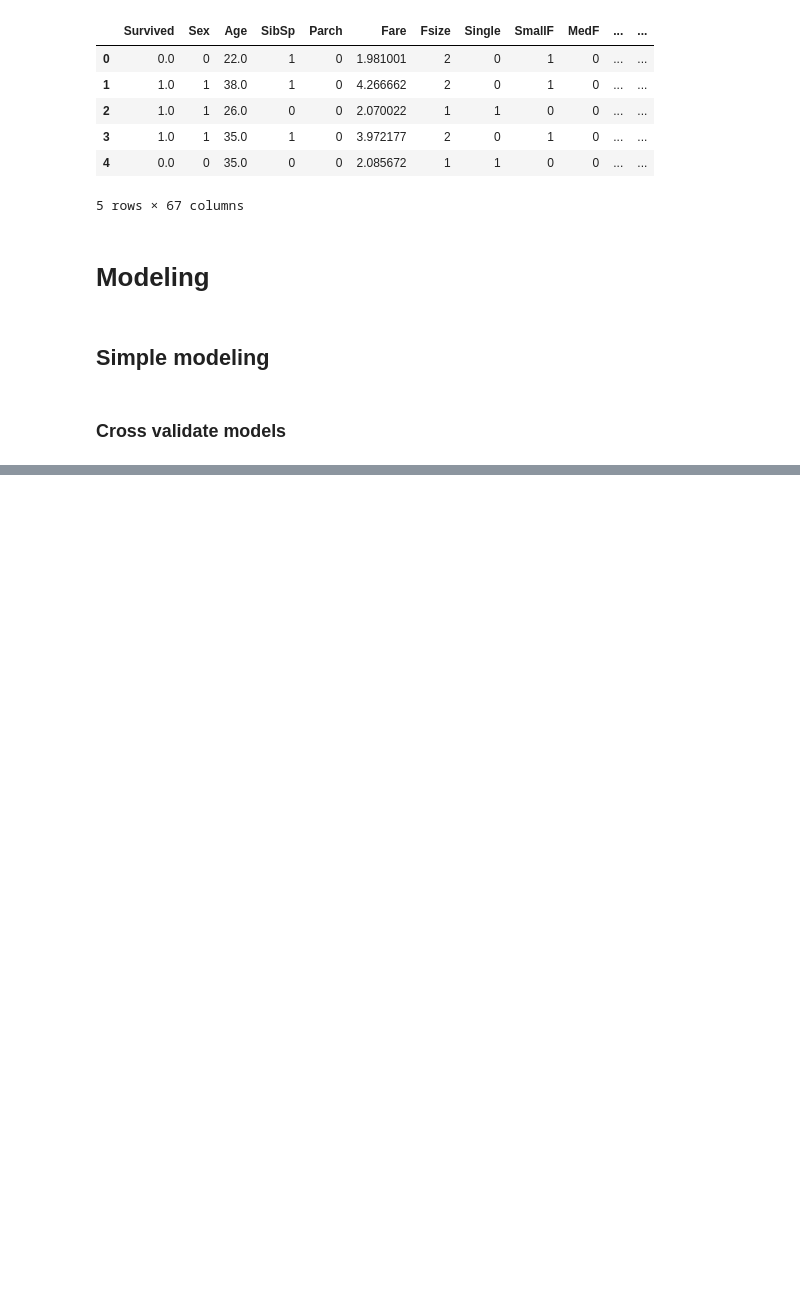
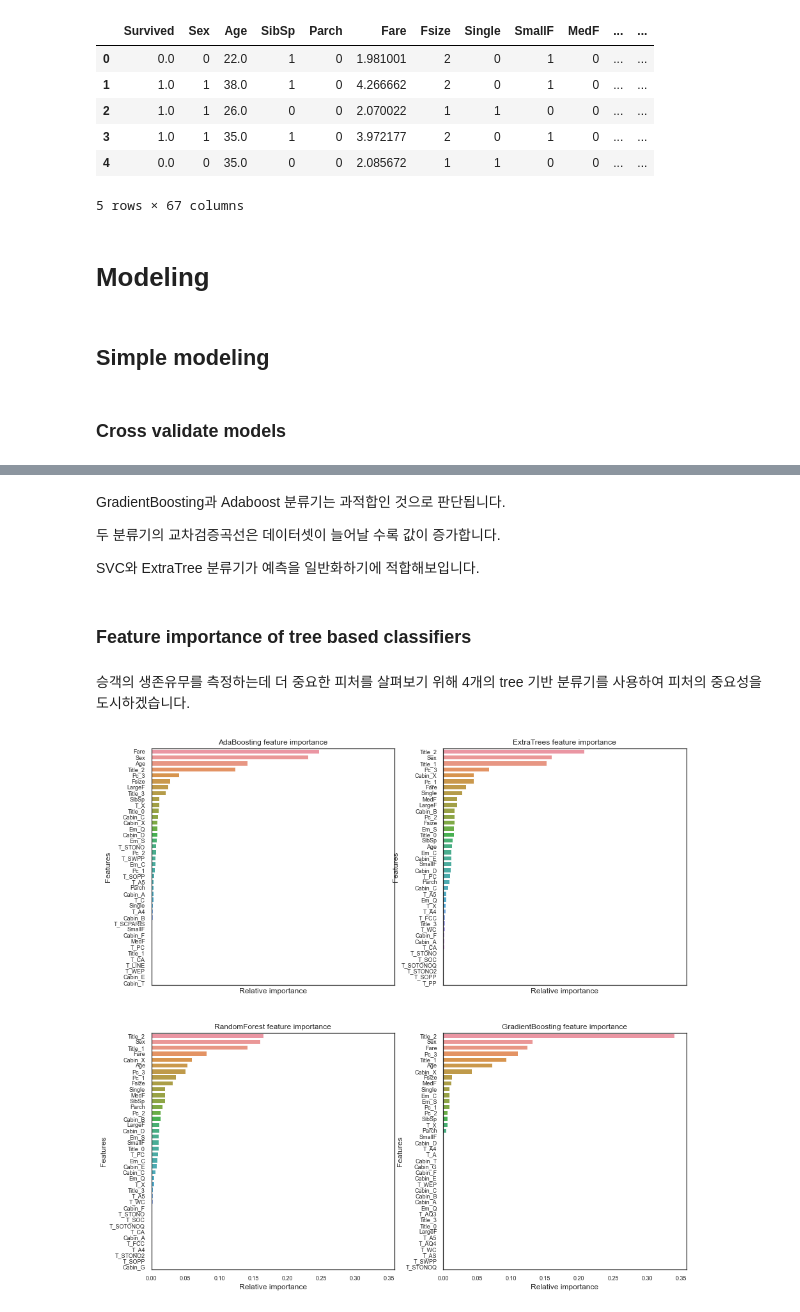
Before and after one commit to Haebuk/kagglestudy, a Jupyter notebook: Titanic competition/titanic_3_유재성.ipynb, the cells around one changed output, grey strips where cells are left out. Drawn from its saved outputs; the diff is of its cells as text; code cells hidden in the pictures; blank space fills up the shorter version.

```diff
--- a/Titanic competition/titanic_3_유재성.ipynb
+++ b/Titanic competition/titanic_3_유재성.ipynb
@@ -629,0 +741,14 @@ X_train = train.drop(labels=['Survived'], axis=1)
+# %%
+# Gradient boosting tunning
+
+GBC = GradientBoostingClassifier()
+gb_param_grid = {'loss': ['deviance'], 'n_estimators': [100, 200, 300], 'learning_rate': [0.1, 0.05, 0.01], 'max_depth': [4, 8], 'min_samples_leaf': [100, 150], 'max_features': [0.3, 0.1]
+}
+gsGBC = GridSearchCV(GBC, param_grid=gb_param_grid, cv=kfold, scoring='accuracy', n_jobs=4, verbose=1)
+
+gsGBC.fit(X_train, Y_train)
+
+GBC_best = gsGBC.best_estimator_
+
+# Best score
+gsGBC.best_score_
@@ -629,0 +820,30 @@ X_train = train.drop(labels=['Survived'], axis=1)
+# %% [markdown]
+GradientBoosting과 Adaboost 분류기는 과적합인 것으로 판단됩니다.
+
+두 분류기의 교차검증곡선은 데이터셋이 늘어날 수록 값이 증가합니다.
+
+SVC와 ExtraTree 분류기가 예측을 일반화하기에 적합해보입니다.
+# %% [markdown]
+### Feature importance of tree based classifiers
+# %% [markdown]
+승객의 생존유무를 측정하는데 더 중요한 피처를 살펴보기 위해 4개의 tree 기반 분류기를 사용하여 피처의 중요성을 도시하겠습니다.
+# %%
+nrows = ncols = 2
+fig, axes = plt.subplots(nrows, ncols, sharex='all', figsize=(15, 15))
+
+names_classifiers = [('AdaBoosting', ada_best), ('ExtraTrees', ExtC_best), ('RandomForest', RFC_best), ('GradientBoosting', GBC_best)]
+
+nclassifier = 0
+for row in range(nrows):
+    for col in range(ncols):
+        name = names_classifiers[nclassifier][0]
+        classifier = names_classifiers[nclassifier][1]
+        indices = np.argsort(classifier.feature_importances_)[::-1][:40]
+        g = sns.barplot(y=X_train.columns[indices][:40],x=classifier.feature_importances_[indices][:40], orient='h', ax=axes[row][col])
+        g.set_xlabel('Relative importance', fontsize=12)
+        g.set_ylabel('Features', fontsize=12)
+        g.tick_params(labelsize=9)
+        g.set_title(name + ' feature importance')
+        nclassifier += 1
+# %% [output]
+[figure, added]
```
Also changed, not shown: parts of 24 cells of this notebook.
